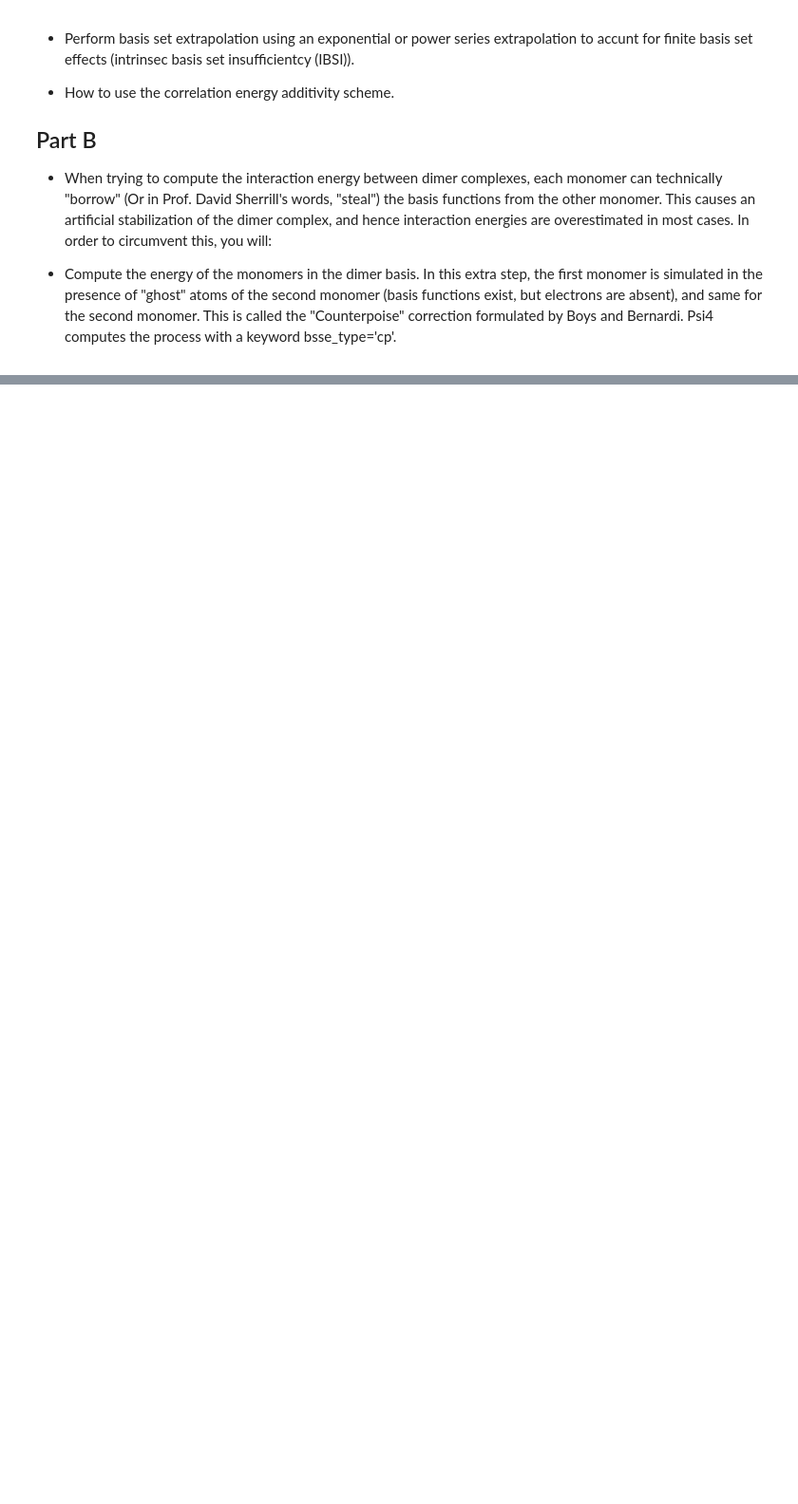
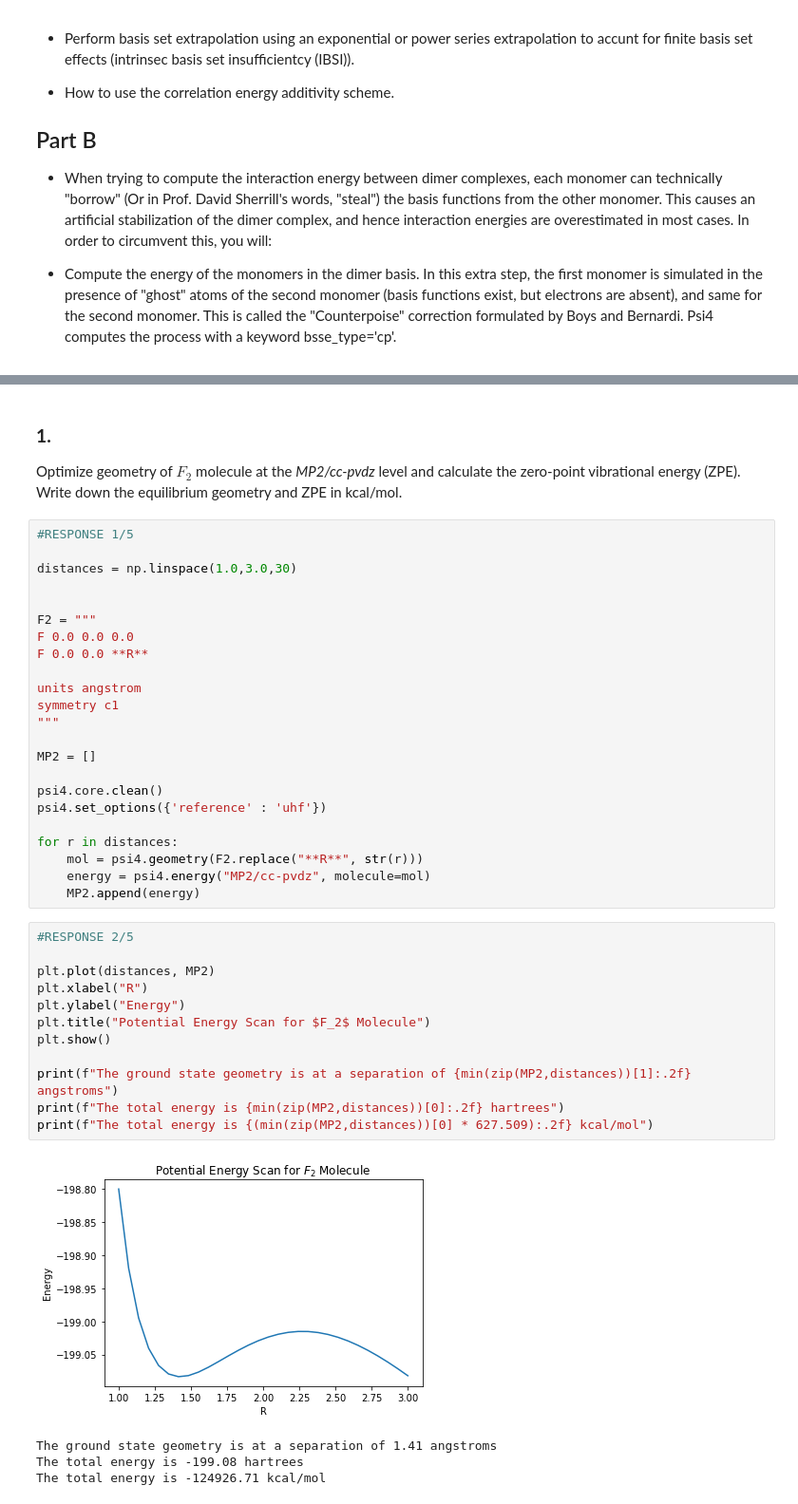
Before and after one commit to VHchavez/chm673, a Jupyter notebook: Labs/Lab3_Extrapolation_Techniques.ipynb, the cells around one changed output, grey strips where cells are left out. Shown at 95% size. Drawn from its saved outputs; the diff is of its cells as text; blank space fills up the shorter version.

```diff
--- a/Labs/Lab3_Extrapolation_Techniques.ipynb
+++ b/Labs/Lab3_Extrapolation_Techniques.ipynb
@@ -20,0 +29,43 @@ In this lab you will:
+# %% [markdown]
+### **1.**
+Optimize geometry of $F_2$ molecule at the *MP2/cc-pvdz* level and calculate the zero-point vibrational energy (ZPE). Write down the equilibrium geometry and ZPE in kcal/mol.
+# %%
+#RESPONSE 1/5
+
+distances = np.linspace(1.0,3.0,30)
+
+
+F2 = """
+F 0.0 0.0 0.0
+F 0.0 0.0 **R**
+
+units angstrom
+symmetry c1
+"""
+
+MP2 = []
+
+psi4.core.clean()
+psi4.set_options({'reference' : 'uhf'})
+
+for r in distances:
+    mol = psi4.geometry(F2.replace("**R**", str(r)))
+    energy = psi4.energy("MP2/cc-pvdz", molecule=mol)
+    MP2.append(energy)
+# %%
+#RESPONSE 2/5
+
+plt.plot(distances, MP2)
+plt.xlabel("R")
+plt.ylabel("Energy")
+plt.title("Potential Energy Scan for $F_2$ Molecule")
+plt.show()
+
+print(f"The ground state geometry is at a separation of {min(zip(MP2,distances))[1]:.2f} angstroms")
+print(f"The total energy is {min(zip(MP2,distances))[0]:.2f} hartrees")
+print(f"The total energy is {(min(zip(MP2,distances))[0] * 627.509):.2f} kcal/mol")
+# %% [output]
+[figure, added]
+The ground state geometry is at a separation of 1.41 angstroms
+The total energy is -199.08 hartrees
+The total energy is -124926.71 kcal/mol
```
Also changed, not shown: parts of 45 cells of this notebook.
